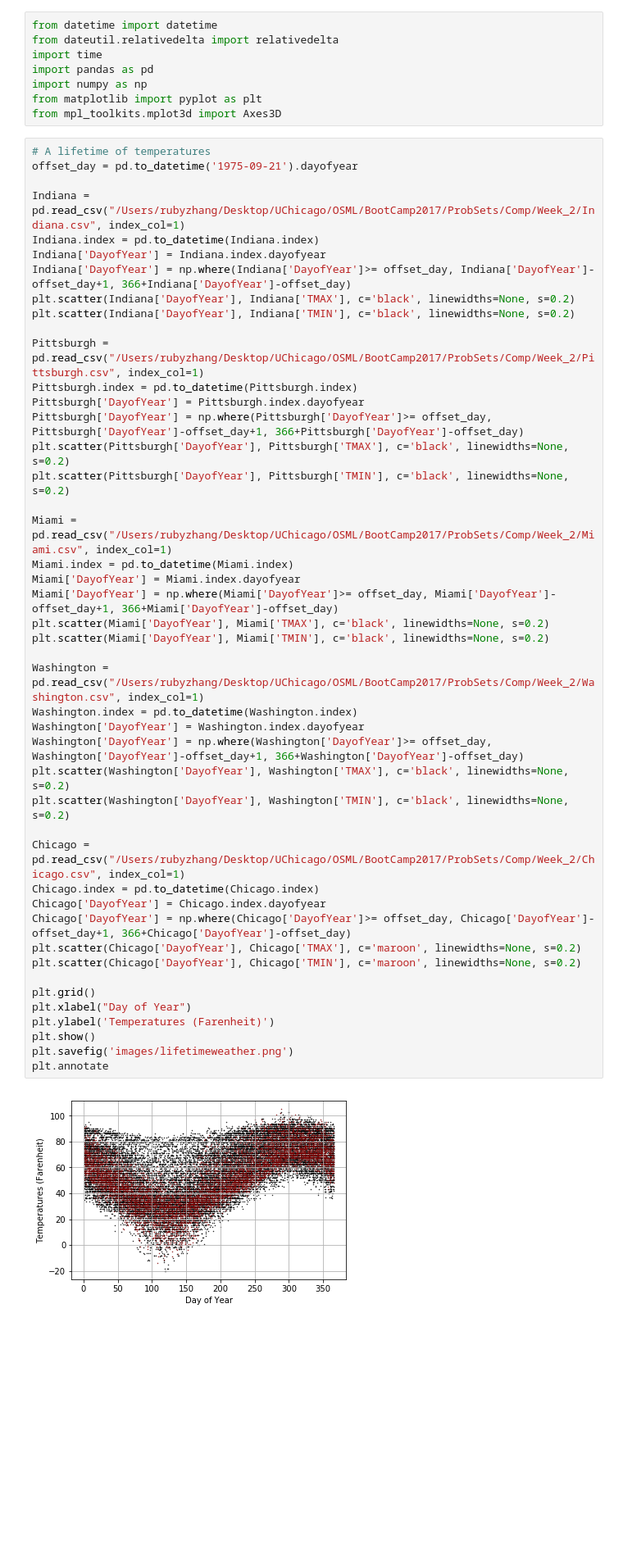
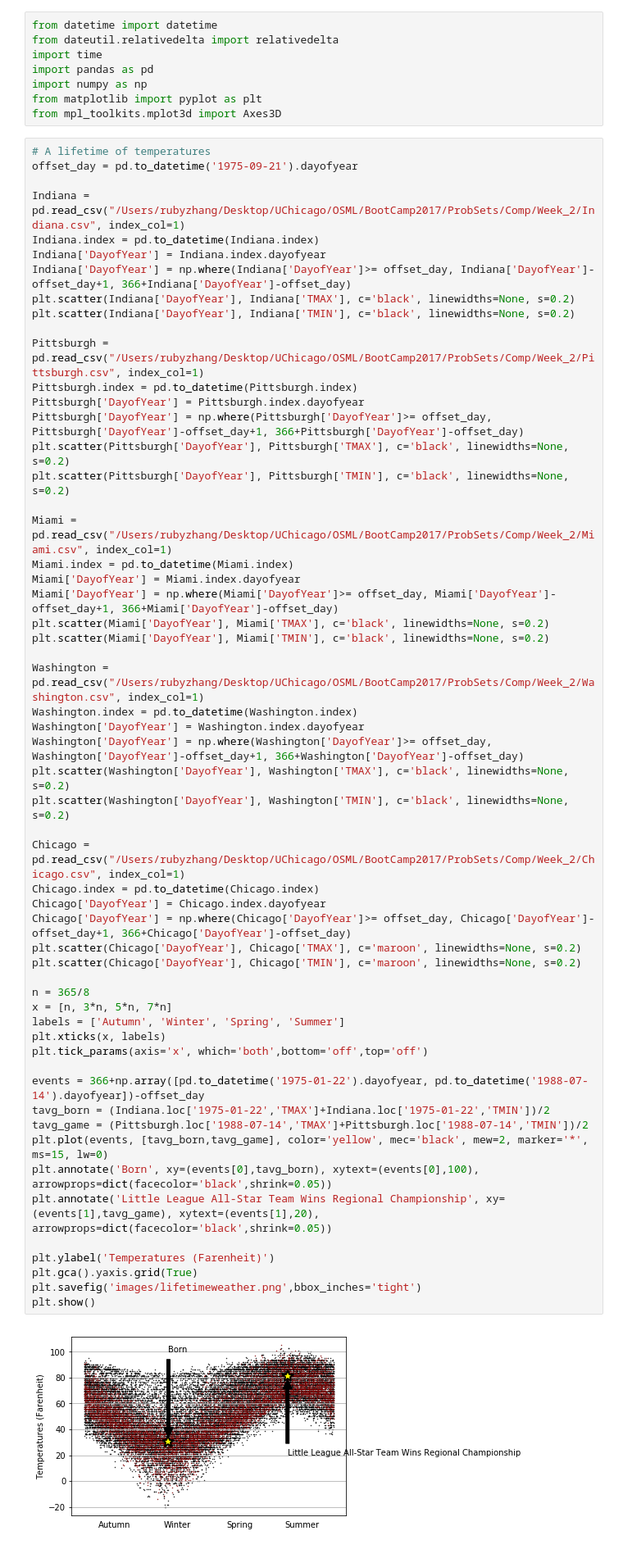
Before and after one commit to rzhang15/BootCamp2017, a Jupyter notebook: ProbSets/Comp/Week_2/rzhang15_pdf.ipynb, the cells around one changed output. Shown: that part at 82% size. Saved outputs shown, nothing was run; the diff lists cells and outputs as text; blank space fills up the shorter version.

```diff
--- a/ProbSets/Comp/Week_2/rzhang15_pdf.ipynb
+++ b/ProbSets/Comp/Week_2/rzhang15_pdf.ipynb
@@ -21,35 +21,46 @@ Pittsburgh = pd.read_csv("/Users/rubyzhang/Desktop/UChicago/OSML/BootCamp2017/Pr
 Pittsburgh.index = pd.to_datetime(Pittsburgh.index)
 Pittsburgh['DayofYear'] = Pittsburgh.index.dayofyear
 Pittsburgh['DayofYear'] = np.where(Pittsburgh['DayofYear']>= offset_day, Pittsburgh['DayofYear']-offset_day+1, 366+Pittsburgh['DayofYear']-offset_day)
 plt.scatter(Pittsburgh['DayofYear'], Pittsburgh['TMAX'], c='black', linewidths=None, s=0.2)
 plt.scatter(Pittsburgh['DayofYear'], Pittsburgh['TMIN'], c='black', linewidths=None, s=0.2)
 
 Miami = pd.read_csv("/Users/rubyzhang/Desktop/UChicago/OSML/BootCamp2017/ProbSets/Comp/Week_2/Miami.csv", index_col=1)
 Miami.index = pd.to_datetime(Miami.index)
 Miami['DayofYear'] = Miami.index.dayofyear
 Miami['DayofYear'] = np.where(Miami['DayofYear']>= offset_day, Miami['DayofYear']-offset_day+1, 366+Miami['DayofYear']-offset_day)
 plt.scatter(Miami['DayofYear'], Miami['TMAX'], c='black', linewidths=None, s=0.2)
 plt.scatter(Miami['DayofYear'], Miami['TMIN'], c='black', linewidths=None, s=0.2)
 
 Washington = pd.read_csv("/Users/rubyzhang/Desktop/UChicago/OSML/BootCamp2017/ProbSets/Comp/Week_2/Washington.csv", index_col=1)
 Washington.index = pd.to_datetime(Washington.index)
 Washington['DayofYear'] = Washington.index.dayofyear
 Washington['DayofYear'] = np.where(Washington['DayofYear']>= offset_day, Washington['DayofYear']-offset_day+1, 366+Washington['DayofYear']-offset_day)
 plt.scatter(Washington['DayofYear'], Washington['TMAX'], c='black', linewidths=None, s=0.2)
 plt.scatter(Washington['DayofYear'], Washington['TMIN'], c='black', linewidths=None, s=0.2)
 
 Chicago = pd.read_csv("/Users/rubyzhang/Desktop/UChicago/OSML/BootCamp2017/ProbSets/Comp/Week_2/Chicago.csv", index_col=1)
 Chicago.index = pd.to_datetime(Chicago.index)
 Chicago['DayofYear'] = Chicago.index.dayofyear
 Chicago['DayofYear'] = np.where(Chicago['DayofYear']>= offset_day, Chicago['DayofYear']-offset_day+1, 366+Chicago['DayofYear']-offset_day)
 plt.scatter(Chicago['DayofYear'], Chicago['TMAX'], c='maroon', linewidths=None, s=0.2)
 plt.scatter(Chicago['DayofYear'], Chicago['TMIN'], c='maroon', linewidths=None, s=0.2)
 
-plt.grid()
-plt.xlabel("Day of Year")
+n = 365/8
+x = [n, 3*n, 5*n, 7*n]
+labels = ['Autumn', 'Winter', 'Spring', 'Summer']
+plt.xticks(x, labels)
+plt.tick_params(axis='x', which='both',bottom='off',top='off')
+
+events = 366+np.array([pd.to_datetime('1975-01-22').dayofyear, pd.to_datetime('1988-07-14').dayofyear])-offset_day
+tavg_born = (Indiana.loc['1975-01-22','TMAX']+Indiana.loc['1975-01-22','TMIN'])/2
+tavg_game = (Pittsburgh.loc['1988-07-14','TMAX']+Pittsburgh.loc['1988-07-14','TMIN'])/2
+plt.plot(events, [tavg_born,tavg_game], color='yellow', mec='black', mew=2, marker='*', ms=15, lw=0)
+plt.annotate('Born', xy=(events[0],tavg_born), xytext=(events[0],100), arrowprops=dict(facecolor='black',shrink=0.05))
+plt.annotate('Little League All-Star Team Wins Regional Championship', xy=(events[1],tavg_game), xytext=(events[1],20), arrowprops=dict(facecolor='black',shrink=0.05))
+
 plt.ylabel('Temperatures (Farenheit)')
+plt.gca().yaxis.grid(True)
+plt.savefig('images/lifetimeweather.png',bbox_inches='tight')
 plt.show()
-plt.savefig('images/lifetimeweather.png')
-plt.annotate
 # %% [output]
-[figure, old version]
+[figure, new version]
```
Also changed, not shown: parts of 5 cells of this notebook, 4 other files.
